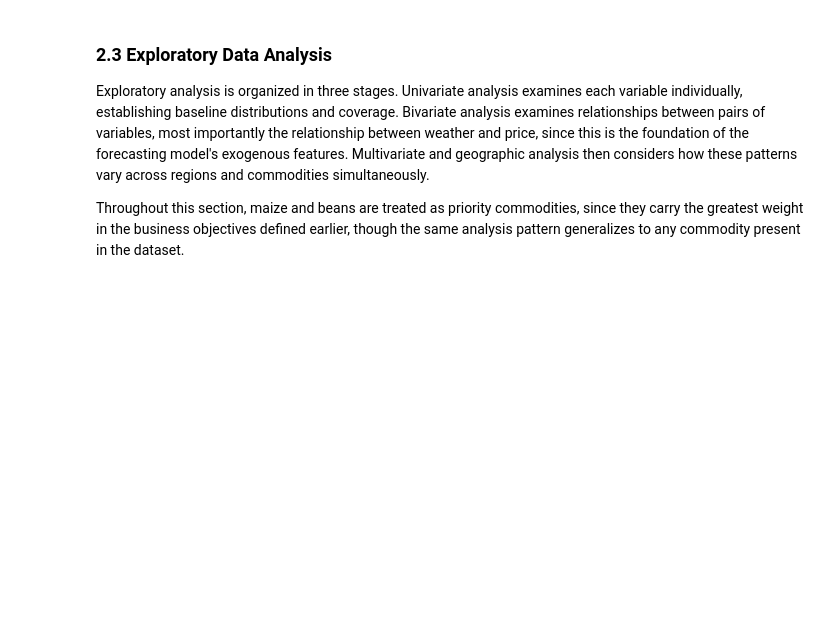
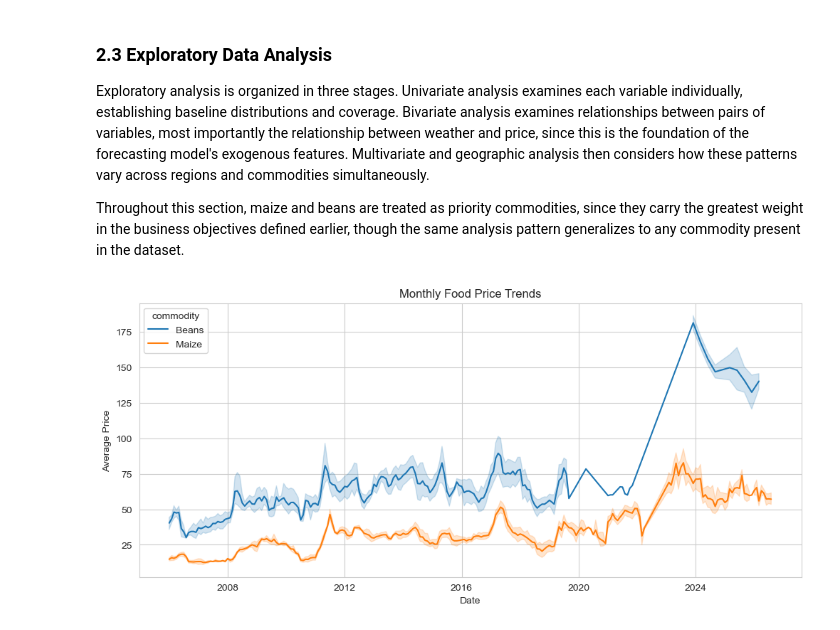
Before and after one commit to kevinkiplangat432/Predictive-Time-Series-Pipeline-using-a-Dual-Input-LSTM-and-Geospatial-Mapping, a Jupyter notebook: kenyan_prices_food.ipynb, the cells around one changed output. Cells and saved outputs as stored; diff of their text form; code cells hidden in the pictures; blank space fills up the shorter version.

Commit message:
Add monthly commodity price trend analysis

```diff
--- a/kenyan_prices_food.ipynb
+++ b/kenyan_prices_food.ipynb
@@ -497,0 +623,15 @@ Cleaned market dataset shape: (279, 7)
+# %%
+# Remove rows missing geographic coordinates for mapping and spatial analysis
+prices_markets = prices_markets.dropna(
+    subset=["latitude", "longitude"]
+).copy()
+# %%
+# Fill missing admin1 and admin2 values with "Unknown" to avoid losing records
+prices_markets["admin1"] = prices_markets["admin1"].fillna(
+    "Unknown"
+)
+
+prices_markets["admin2"] = prices_markets["admin2"].fillna(
+    "Unknown"
+)
+display(prices_markets.head())
@@ -501,3 +720,38 @@ Cleaned market dataset shape: (279, 7)
 Exploratory analysis is organized in three stages. Univariate analysis examines each variable individually, establishing baseline distributions and coverage. Bivariate analysis examines relationships between pairs of variables, most importantly the relationship between weather and price, since this is the foundation of the forecasting model's exogenous features. Multivariate and geographic analysis then considers how these patterns vary across regions and commodities simultaneously.
 
 Throughout this section, maize and beans are treated as priority commodities, since they carry the greatest weight in the business objectives defined earlier, though the same analysis pattern generalizes to any commodity present in the dataset.
+# %%
+# Create a monthly average price
+monthly_prices = (
+    prices_markets
+    .groupby(
+        [
+            pd.Grouper(key="date", freq="MS"),
+            "commodity",
+            "market"
+        ],
+        as_index=False
+    )["price"]
+    .mean()
+)
+
+# Plot price trends for selected commodities
+selected_commodities = ["Maize", "Beans"]
+
+trend_data = monthly_prices[
+    monthly_prices["commodity"].isin(selected_commodities)
+]
+
+sns.lineplot(
+    data=trend_data,
+    x="date",
+    y="price",
+    hue="commodity"
+)
+
+plt.title("Monthly Food Price Trends")
+plt.xlabel("Date")
+plt.ylabel("Average Price")
+plt.show()
+# %% [output]
+[figure, added]
```
Also changed, not shown: parts of 8 cells of this notebook.
